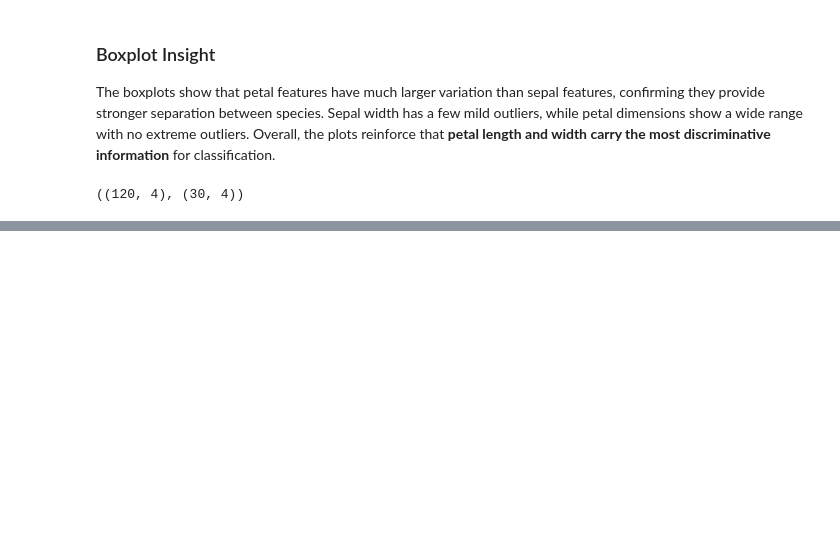
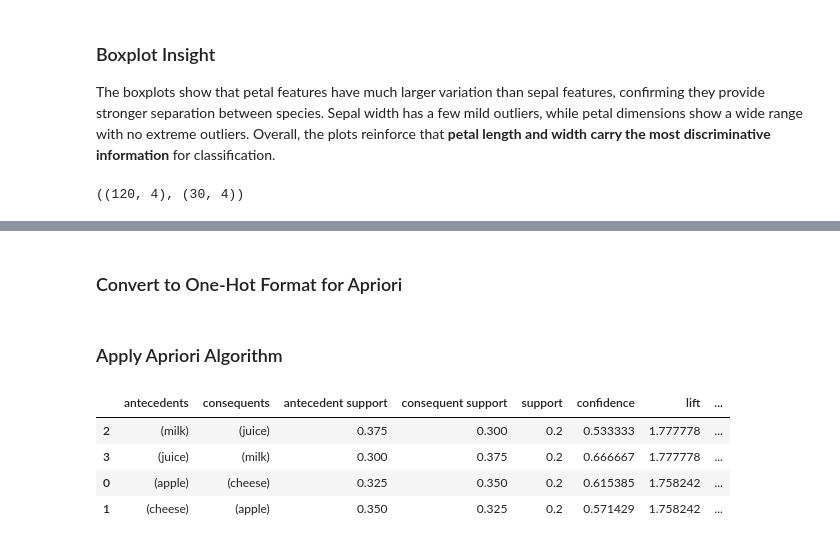
Before and after one commit to abdiqalaq/FS_EndSem_243, a Jupyter notebook: preprocessing_iris.ipynb, the cells around one changed output, grey strips where cells are left out. Drawn from its saved outputs; the diff is of its cells as text; code cells hidden in the pictures; blank space fills up the shorter version.

```diff
--- a/preprocessing_iris.ipynb
+++ b/preprocessing_iris.ipynb
@@ -137,0 +319,14 @@ X_train.shape, X_test.shape
+# %%
+import random
+import pandas as pd
+
+items = ['milk', 'bread', 'eggs', 'butter', 'juice', 'cheese', 'cereal', 'yogurt', 'coffee', 'tea',
+         'chicken', 'beef', 'rice', 'pasta', 'tomato', 'onion', 'apple', 'banana', 'orange', 'chips']
+
+transactions = []
+for _ in range(40):  # 40 transactions
+    basket = random.sample(items, random.randint(3,8))
+    transactions.append(basket)
+
+df_basket = pd.DataFrame({'Transaction': range(1,41), 'Items': transactions})
+df_basket.head()
@@ -137,0 +340,22 @@ X_train.shape, X_test.shape
+# %% [markdown]
+### Convert to One-Hot Format for Apriori
+# %%
+from mlxtend.preprocessing import TransactionEncoder
+
+te = TransactionEncoder()
+te_ary = te.fit(transactions).transform(transactions)
+df_trans = pd.DataFrame(te_ary, columns=te.columns_)
+# %% [markdown]
+### Apply Apriori Algorithm
+# %%
+from mlxtend.frequent_patterns import apriori, association_rules
+
+freq_items = apriori(df_trans, min_support=0.2, use_colnames=True)
+rules = association_rules(freq_items, metric="confidence", min_threshold=0.5)
+rules.sort_values(by='lift', ascending=False).head()
+# %% [output]
+|  | antecedents | consequents | antecedent support | consequent support | support | confidence | lift | ... |
+| 2 | (milk) | (juice) | 0.375 | 0.300 | 0.2 | 0.533333 | 1.777778 | ... |
+| 3 | (juice) | (milk) | 0.300 | 0.375 | 0.2 | 0.666667 | 1.777778 | ... |
+| 0 | (apple) | (cheese) | 0.325 | 0.350 | 0.2 | 0.615385 | 1.758242 | ... |
+| 1 | (cheese) | (apple) | 0.350 | 0.325 | 0.2 | 0.571429 | 1.758242 | ... |
```
Also changed, not shown: parts of 24 cells of this notebook, 1 other file.
